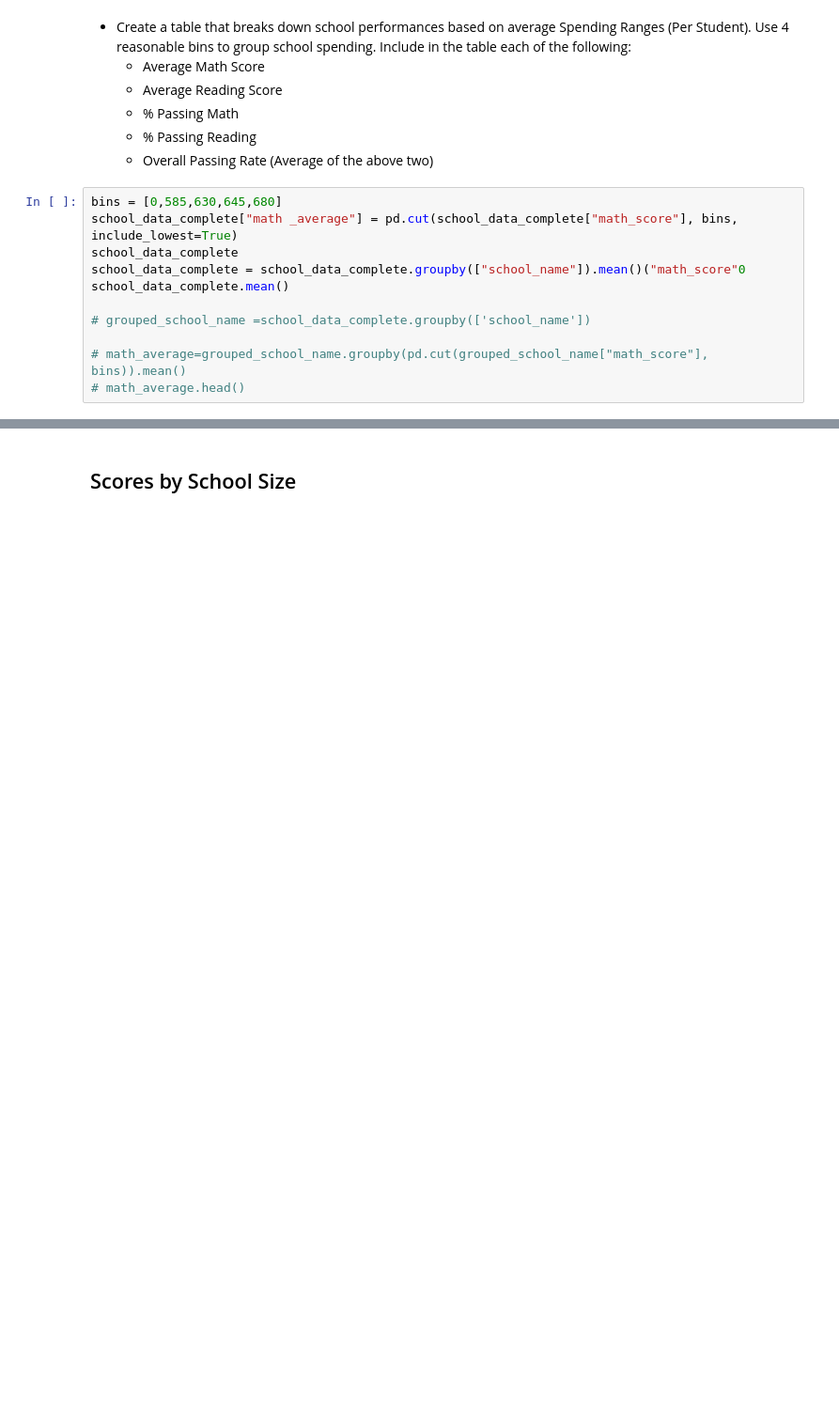
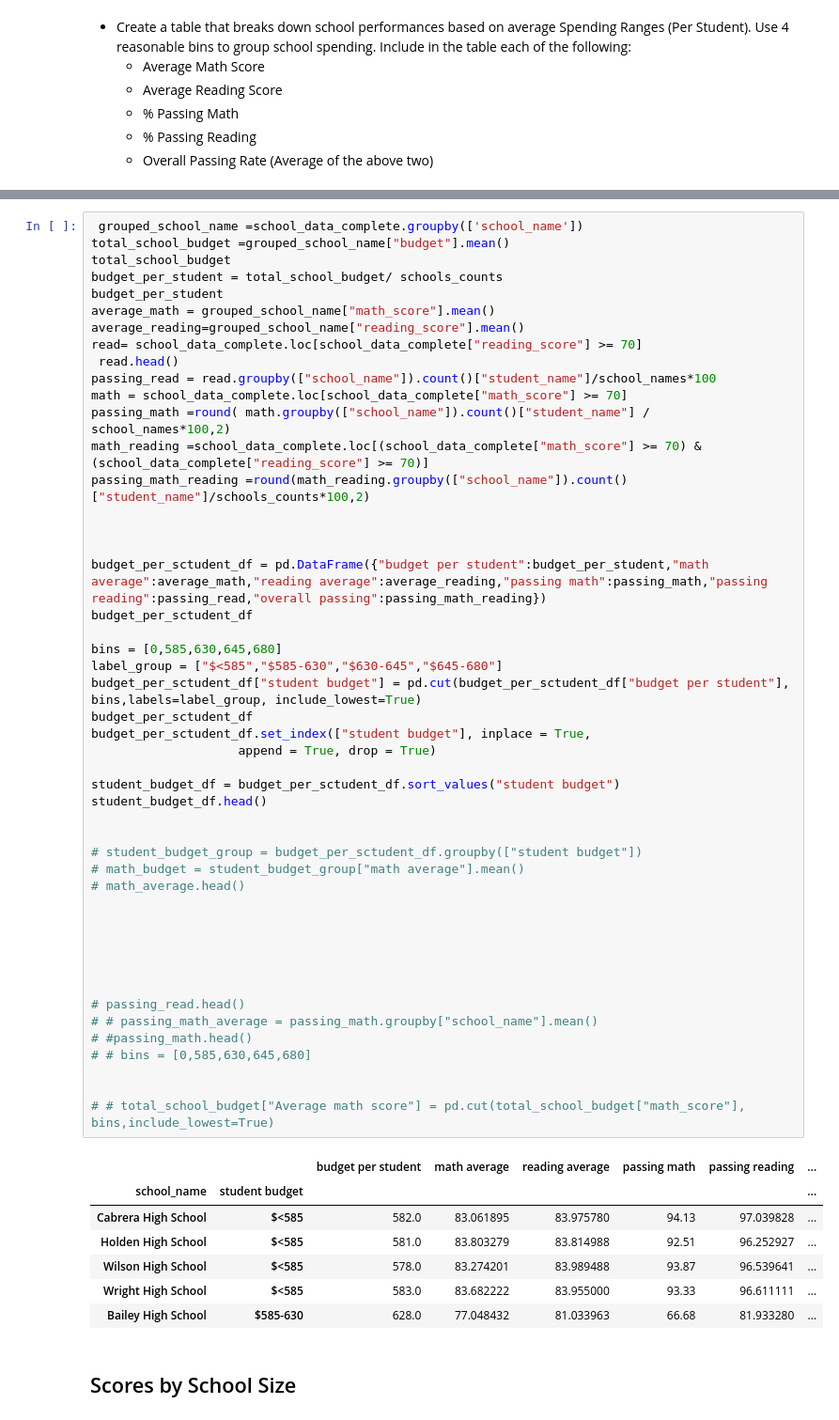
Before and after one commit to HaifaNajdawi/python_pandas-data-analysis-, a Jupyter notebook: PyCitySchools/PyCitySchools_starter.ipynb, the cells around one changed output, grey strips where cells are left out. Shown at 94% size. Saved outputs shown, nothing was run; the diff lists cells and outputs as text; blank space fills up the shorter version.

```diff
--- a/PyCitySchools/PyCitySchools_starter.ipynb
+++ b/PyCitySchools/PyCitySchools_starter.ipynb
@@ -297,14 +296,3 @@ math_grades_df
   * % Passing Math
   * % Passing Reading
   * Overall Passing Rate (Average of the above two)
-# %%
-bins = [0,585,630,645,680]
-school_data_complete["math _average"] = pd.cut(school_data_complete["math_score"], bins, include_lowest=True)
-school_data_complete
-school_data_complete = school_data_complete.groupby(["school_name"]).mean()("math_score"0
-school_data_complete.mean()
-
-# grouped_school_name =school_data_complete.groupby(['school_name'])
-
-# math_average=grouped_school_name.groupby(pd.cut(grouped_school_name["math_score"], bins)).mean()
-# math_average.head()
@@ -313,3 +299,59 @@ SyntaxError: invalid syntax (<ipython-input-27-d6bad5684bbf>, line 4)
+# %%
+ grouped_school_name =school_data_complete.groupby(['school_name'])
+total_school_budget =grouped_school_name["budget"].mean()
+total_school_budget
+budget_per_student = total_school_budget/ schools_counts
+budget_per_student
+average_math = grouped_school_name["math_score"].mean()
+average_reading=grouped_school_name["reading_score"].mean()
+read= school_data_complete.loc[school_data_complete["reading_score"] >= 70]
+ read.head()
+passing_read = read.groupby(["school_name"]).count()["student_name"]/school_names*100
+math = school_data_complete.loc[school_data_complete["math_score"] >= 70]
+passing_math =round( math.groupby(["school_name"]).count()["student_name"] / school_names*100,2)
+math_reading =school_data_complete.loc[(school_data_complete["math_score"] >= 70) & (school_data_complete["reading_score"] >= 70)]
+passing_math_reading =round(math_reading.groupby(["school_name"]).count()["student_name"]/schools_counts*100,2)
+
+
+
+budget_per_sctudent_df = pd.DataFrame({"budget per student":budget_per_student,"math average":average_math,"reading average":average_reading,"passing math":passing_math,"passing reading":passing_read,"overall passing":passing_math_reading})
+budget_per_sctudent_df
+
+bins = [0,585,630,645,680]
+label_group = ["$<585","$585-630","$630-645","$645-680"]
+budget_per_sctudent_df["student budget"] = pd.cut(budget_per_sctudent_df["budget per student"], bins,labels=label_group, include_lowest=True)
+budget_per_sctudent_df
+budget_per_sctudent_df.set_index(["student budget"], inplace = True,
+                    append = True, drop = True)
+
+student_budget_df = budget_per_sctudent_df.sort_values("student budget")
+student_budget_df.head()
+
+
+# student_budget_group = budget_per_sctudent_df.groupby(["student budget"])
+# math_budget = student_budget_group["math average"].mean()
+# math_average.head()
+
+
+
+
+
+
+# passing_read.head()
+# # passing_math_average = passing_math.groupby["school_name"].mean()
+# #passing_math.head()
+# # bins = [0,585,630,645,680]
+
+
+# # total_school_budget["Average math score"] = pd.cut(total_school_budget["math_score"], bins,include_lowest=True)
+# %% [output]
+|  |  | budget per student | math average | reading average | passing math | passing reading | ... |
+| school_name | student budget |  |  |  |  |  | ... |
+| Cabrera High School | $<585 | 582.0 | 83.061895 | 83.975780 | 94.13 | 97.039828 | ... |
+| Holden High School | $<585 | 581.0 | 83.803279 | 83.814988 | 92.51 | 96.252927 | ... |
+| Wilson High School | $<585 | 578.0 | 83.274201 | 83.989488 | 93.87 | 96.539641 | ... |
+| Wright High School | $<585 | 583.0 | 83.682222 | 83.955000 | 93.33 | 96.611111 | ... |
+| Bailey High School | $585-630 | 628.0 | 77.048432 | 81.033963 | 66.68 | 81.933280 | ... |
 # %% [markdown]
 ## Scores by School Size
 # %% [markdown]
```
Also changed, not shown: parts of 2 cells of this notebook.
